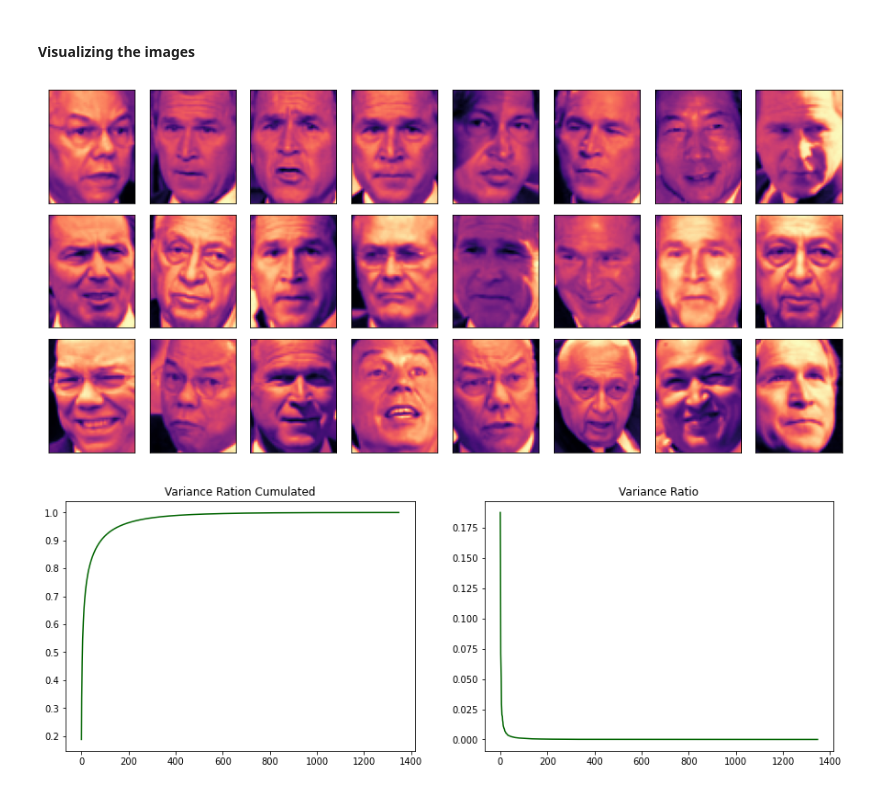
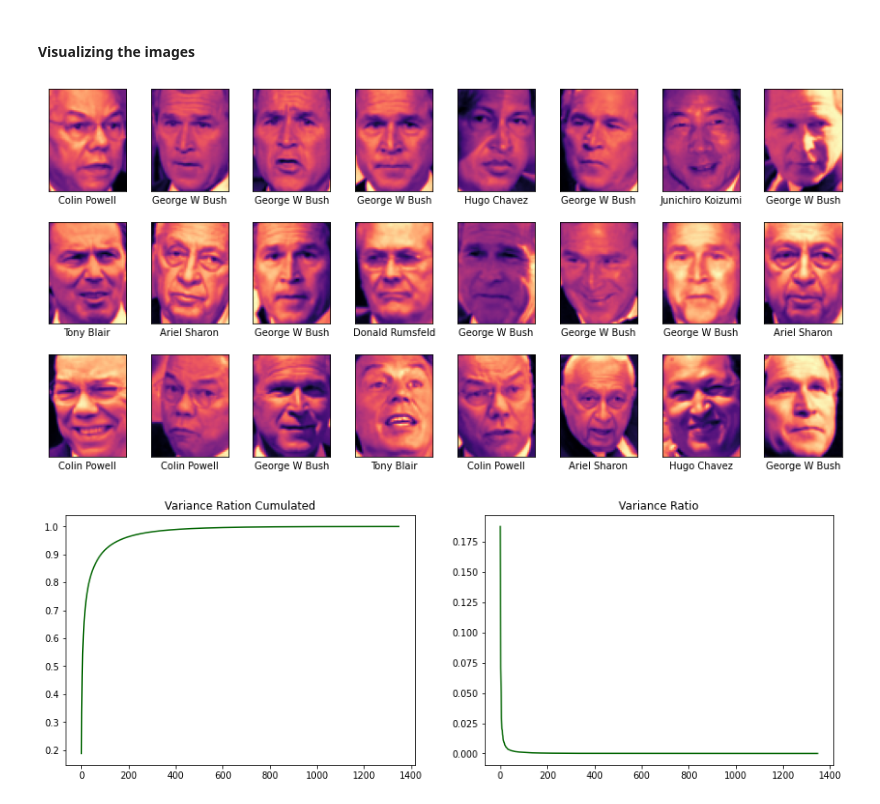
Before and after one commit to DouglasMoreiraCosta/git_projects, a Jupyter notebook: PCA - Eigen Faces/eigen_faces.ipynb, the cells around one changed output. Drawn from its saved outputs; the diff is of its cells as text; code cells hidden in the pictures.

```diff
--- a/PCA - Eigen Faces/eigen_faces.ipynb
+++ b/PCA - Eigen Faces/eigen_faces.ipynb
@@ -10,11 +10,11 @@ from sklearn.decomposition import PCA
 
 from sklearn.datasets import fetch_lfw_people
 # %%
-lfw_people = fetch_lfw_people( min_faces_per_person=60,)
+faces = fetch_lfw_people(min_faces_per_person=60)
 # %%
 n_samples, h, w = lfw_people.images.shape
 # %%
-X = lfw_people.data      #pulling images from datbase
+X = faces.data      #pulling images from datbase
 
 n_features = X.shape[1]  #how many features the data has
 
@@ -41,16 +41,17 @@ Names
 # %% [markdown]
 #### Visualizing the images
 # %%
-fig, axes = plt.subplots(3, 8, figsize = (15,7),  subplot_kw={'xticks':[], 'yticks':[]}, gridspec_kw=dict(hspace = 0.1, wspace = 0.1))
+fig, axes = plt.subplots(3, 8, figsize = (15,7),  subplot_kw={'xticks':[], 'yticks':[]}, gridspec_kw=dict(hspace = 0.3, wspace = 0.1))
 
 for i, ax in enumerate(axes.flat):
     imagem = X[i]
     ax.imshow(imagem.reshape(h, w) , cmap='magma')
+    ax.set( xlabel= fetch_lfw_people(min_faces_per_person=60).target_names[fetch_lfw_people(min_faces_per_person=60).target[i]])
 
 #axes.flat gives the code of each subfigure
 #reshape received the vector with the image data (stored in X variable), that had 2919 features and, receiving a heigh h and a width w extracted from the database, transforms the vector in a matrix
 # %% [output]
-[figure, old version]
+[figure, new version]
 # %%
 #Defining the number of components
 
```
